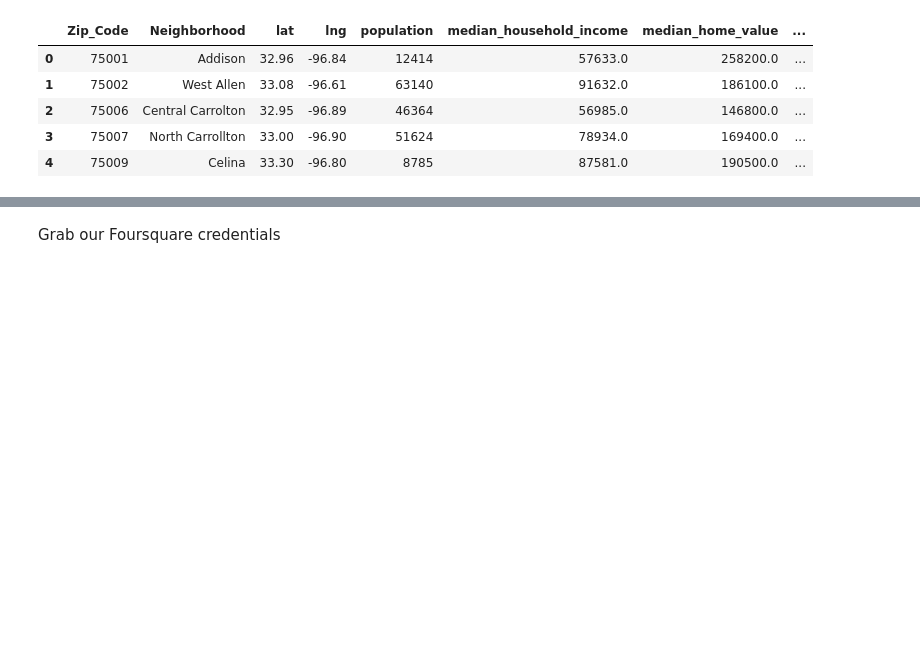
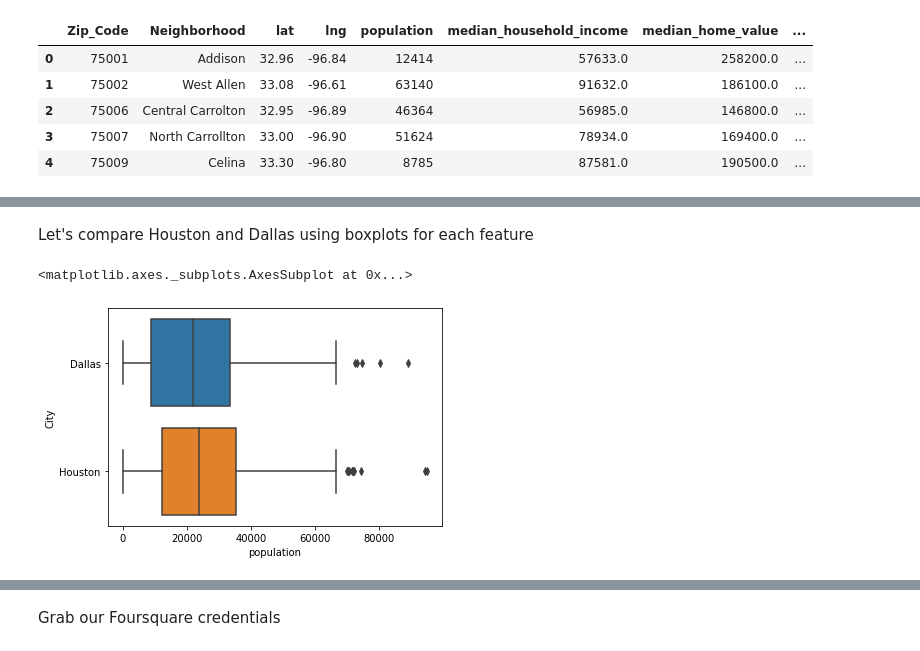
Before and after one commit to joshmiller32/Coursera_Capstone, a Jupyter notebook: finding_similiar_neighborhoods.ipynb, the cells around one changed output, grey strips where cells are left out. Saved outputs shown, nothing was run; the diff lists cells and outputs as text; code cells hidden in the pictures; blank space fills up the shorter version.

```diff
--- a/finding_similiar_neighborhoods.ipynb
+++ b/finding_similiar_neighborhoods.ipynb
@@ -883,3 +899,15 @@ houston_df.head()
 | 4 | 77006 | Montrose, Hyde Park | 29.74 | -95.39 | 19664 | 67458.0 | 327300.0 | ... |
 # %%
 houston_df.to_csv('./Data/houston_demographics.csv', index = False)
+# %% [markdown]
+Let's compare Houston and Dallas using boxplots for each feature
+# %%
+dallas_df['City'] = 'Dallas'
+houston_df['City'] = 'Houston'
+# %%
+merged_df = dallas_df.append(houston_df)
+# %%
+sns.boxplot(x = 'population', y ='City', data = merged_df)
+# %% [output]
+<matplotlib.axes._subplots.AxesSubplot at 0x...>
+[figure, added]
```
Also changed, not shown: parts of 36 cells of this notebook, 12 other files.
